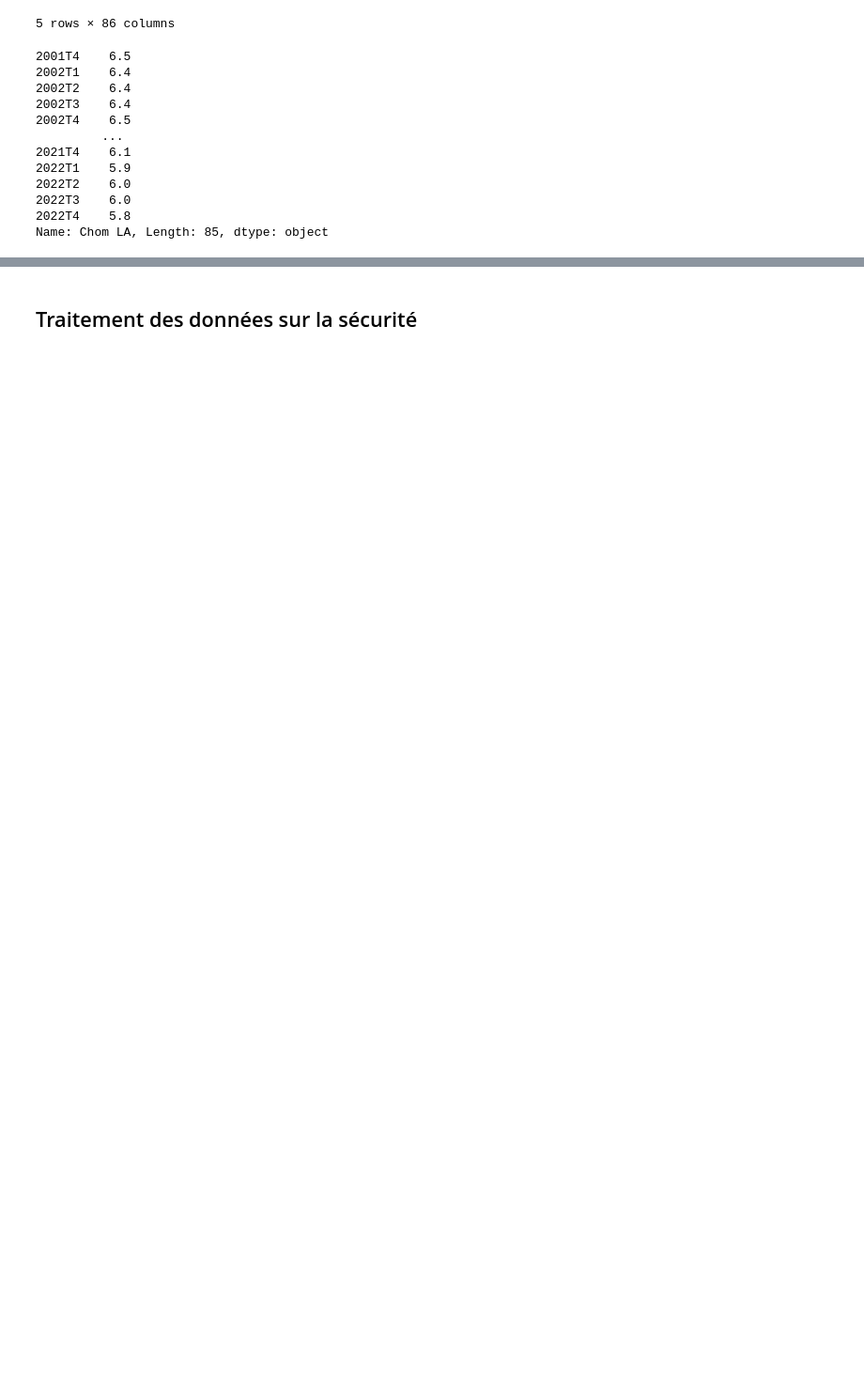
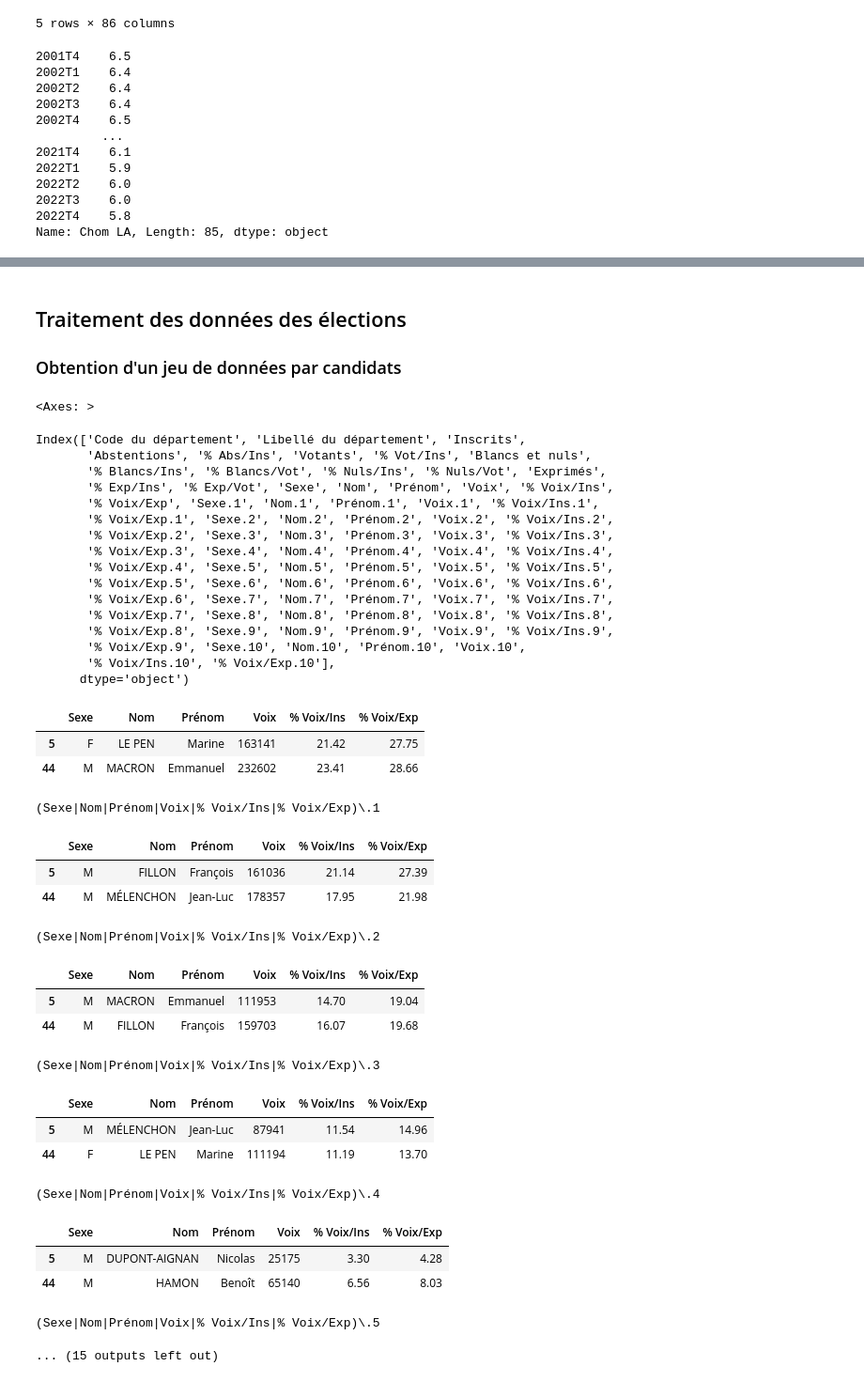
Before and after one commit to CinquinAndy/i1-mspr-data, a Jupyter notebook: Notebook_visu_graphs.ipynb, the cells around one changed output, grey strips where cells are left out. Shown at 94% size. Drawn from its saved outputs; the diff is of its cells as text; code cells hidden in the pictures; blank space fills up the shorter version.

```diff
--- a/Notebook_visu_graphs.ipynb
+++ b/Notebook_visu_graphs.ipynb
@@ -376,2 +398,74 @@ for column in proportions_donnees_elections_AM.columns:
 # %% [markdown]
-## Traitement des données sur la sécurité
+## Traitement des données des élections
+### Obtention d'un jeu de données par candidats
+# %%
+donnees_1er_tour_2017 = pd.read_excel("./data/Presidentielle_2017_Resultats_Tour_1_c.xls", sheet_name="Départements Tour 1")
+donnees_1er_tour_2017["Code du département"] = donnees_1er_tour_2017["Code du département"].astype(str)
+donnees_1er_tour_2017["Code du département"].unique()
+donnees_1er_tour_2017_44_06 = donnees_1er_tour_2017[(donnees_1er_tour_2017["Code du département"] == '44') | (donnees_1er_tour_2017["Code du département"] == '06')]
+display(msno.bar(donnees_1er_tour_2017_44_06))
+display(donnees_1er_tour_2017_44_06.columns)
+#Isolement des candidats
+candidates_df = []
+columns = ['Sexe', 'Nom', 'Prénom', 'Voix', '% Voix/Ins', '% Voix/Exp']
+for i in range(11):
+    regex = '(Sexe|Nom|Prénom|Voix|% Voix/Ins|% Voix/Exp)'
+    if i > 0 :
+        regex = regex + '\.' + str(i)
+        print(regex)
+    regex = regex + '$'
+    candidates = donnees_1er_tour_2017_44_06.filter(regex=regex)
+    candidates.columns = columns
+    display(candidates)
+    candidates_df.append(candidates)
+total_candidates = pd.concat(candidates_df, axis=0)
+total_candidates
+global_results = donnees_1er_tour_2017_44_06[['Code du département', 'Libellé du département', 'Inscrits',
+       'Abstentions', '% Abs/Ins', 'Votants', '% Vot/Ins', 'Blancs et nuls',
+       '% Blancs/Ins', '% Blancs/Vot', '% Nuls/Ins', '% Nuls/Vot', 'Exprimés',
+       '% Exp/Ins', '% Exp/Vot']]
+display(global_results)
+
+election_results_2017 = global_results.join(total_candidates, how='inner')
+election_results_2017
+#Assignation à une opinion politique
+#Aggrégation des résultats
+# %% [output]
+<Axes: >
+Index(['Code du département', 'Libellé du département', 'Inscrits',
+       'Abstentions', '% Abs/Ins', 'Votants', '% Vot/Ins', 'Blancs et nuls',
+       '% Blancs/Ins', '% Blancs/Vot', '% Nuls/Ins', '% Nuls/Vot', 'Exprimés',
+       '% Exp/Ins', '% Exp/Vot', 'Sexe', 'Nom', 'Prénom', 'Voix', '% Voix/Ins',
+       '% Voix/Exp', 'Sexe.1', 'Nom.1', 'Prénom.1', 'Voix.1', '% Voix/Ins.1',
+       '% Voix/Exp.1', 'Sexe.2', 'Nom.2', 'Prénom.2', 'Voix.2', '% Voix/Ins.2',
+       '% Voix/Exp.2', 'Sexe.3', 'Nom.3', 'Prénom.3', 'Voix.3', '% Voix/Ins.3',
+       '% Voix/Exp.3', 'Sexe.4', 'Nom.4', 'Prénom.4', 'Voix.4', '% Voix/Ins.4',
+       '% Voix/Exp.4', 'Sexe.5', 'Nom.5', 'Prénom.5', 'Voix.5', '% Voix/Ins.5',
+       '% Voix/Exp.5', 'Sexe.6', 'Nom.6', 'Prénom.6', 'Voix.6', '% Voix/Ins.6',
+       '% Voix/Exp.6', 'Sexe.7', 'Nom.7', 'Prénom.7', 'Voix.7', '% Voix/Ins.7',
+       '% Voix/Exp.7', 'Sexe.8', 'Nom.8', 'Prénom.8', 'Voix.8', '% Voix/Ins.8',
+       '% Voix/Exp.8', 'Sexe.9', 'Nom.9', 'Prénom.9', 'Voix.9', '% Voix/Ins.9',
+       '% Voix/Exp.9', 'Sexe.10', 'Nom.10', 'Prénom.10', 'Voix.10',
+       '% Voix/Ins.10', '% Voix/Exp.10'],
+      dtype='object')
+|  | Sexe | Nom | Prénom | Voix | % Voix/Ins | % Voix/Exp |
+| 5 | F | LE PEN | Marine | 163141 | 21.42 | 27.75 |
+| 44 | M | MACRON | Emmanuel | 232602 | 23.41 | 28.66 |
+(Sexe|Nom|Prénom|Voix|% Voix/Ins|% Voix/Exp)\.1
+|  | Sexe | Nom | Prénom | Voix | % Voix/Ins | % Voix/Exp |
+| 5 | M | FILLON | François | 161036 | 21.14 | 27.39 |
+| 44 | M | MÉLENCHON | Jean-Luc | 178357 | 17.95 | 21.98 |
+(Sexe|Nom|Prénom|Voix|% Voix/Ins|% Voix/Exp)\.2
+|  | Sexe | Nom | Prénom | Voix | % Voix/Ins | % Voix/Exp |
+| 5 | M | MACRON | Emmanuel | 111953 | 14.70 | 19.04 |
+| 44 | M | FILLON | François | 159703 | 16.07 | 19.68 |
+(Sexe|Nom|Prénom|Voix|% Voix/Ins|% Voix/Exp)\.3
+|  | Sexe | Nom | Prénom | Voix | % Voix/Ins | % Voix/Exp |
+| 5 | M | MÉLENCHON | Jean-Luc | 87941 | 11.54 | 14.96 |
+| 44 | F | LE PEN | Marine | 111194 | 11.19 | 13.70 |
+(Sexe|Nom|Prénom|Voix|% Voix/Ins|% Voix/Exp)\.4
+|  | Sexe | Nom | Prénom | Voix | % Voix/Ins | % Voix/Exp |
+| 5 | M | DUPONT-AIGNAN | Nicolas | 25175 | 3.30 | 4.28 |
+| 44 | M | HAMON | Benoît | 65140 | 6.56 | 8.03 |
+(Sexe|Nom|Prénom|Voix|% Voix/Ins|% Voix/Exp)\.5
+... (15 outputs left out)
```
Also changed, not shown: parts of 7 cells of this notebook.
